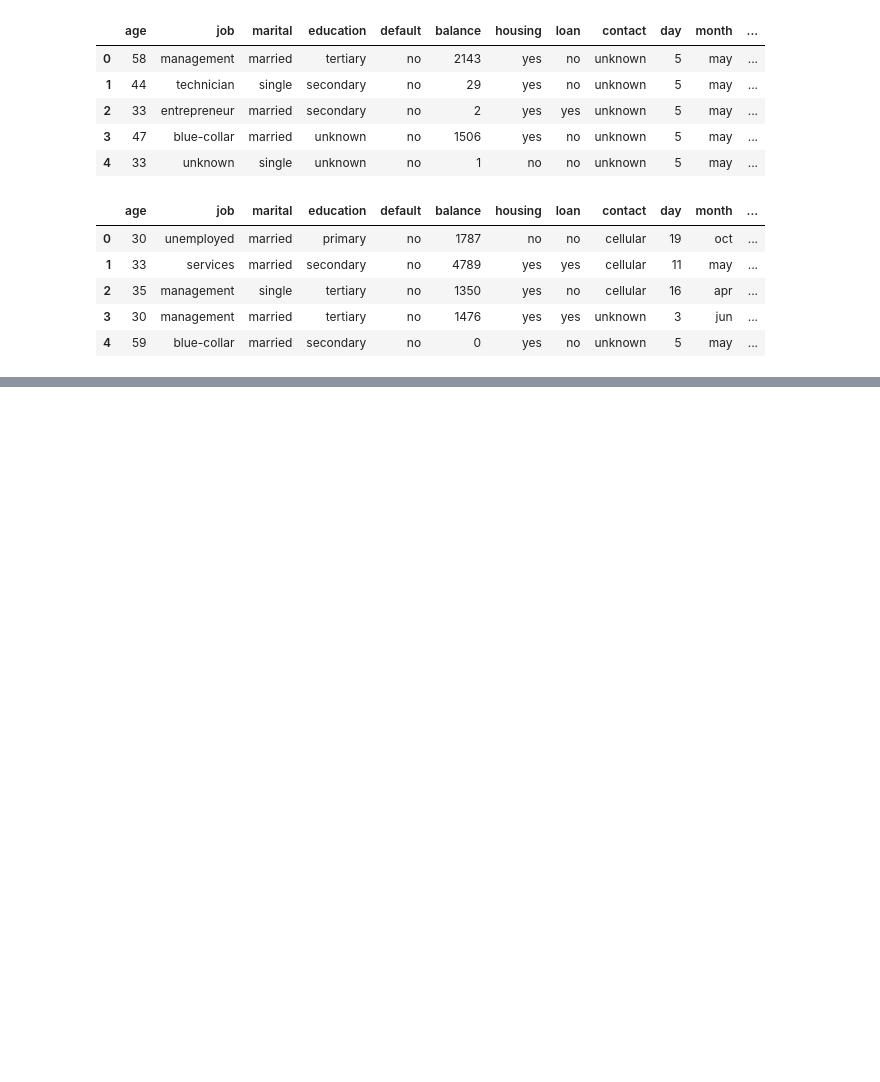
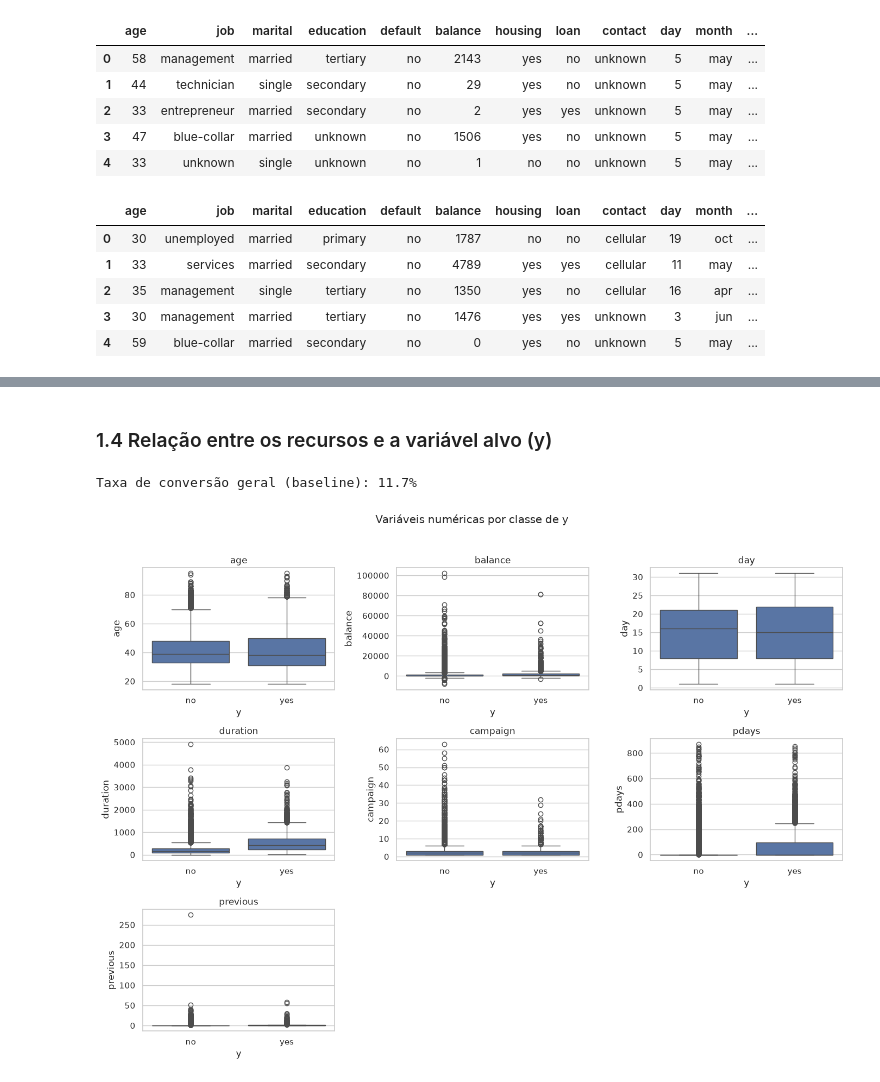
Before and after one commit to solanojacon/keyrus, a Jupyter notebook: bank_marketing.ipynb, the cells around one changed output, grey strips where cells are left out. Saved outputs shown, nothing was run; the diff lists cells and outputs as text; code cells hidden in the pictures; blank space fills up the shorter version.

```diff
--- a/bank_marketing.ipynb
+++ b/bank_marketing.ipynb
@@ -70,0 +229,22 @@ bank_df.head()
+# %% [markdown]
+### 1.4 Relação entre os recursos e a variável alvo (y)
+# %%
+# y codificada em binário só para fins de análise (correlação/agregações) — não altera bank_full_df.
+y_binary = bank_full_df["y"].map({"no": 0, "yes": 1})
+baseline_rate = y_binary.mean() * 100
+print(f"Taxa de conversão geral (baseline): {baseline_rate:.1f}%")
+# %% [output]
+Taxa de conversão geral (baseline): 11.7%
+# %%
+fig, axes = plt.subplots(3, 3, figsize=(14, 10))
+axes = axes.flatten()
+for ax, col in zip(axes, NUM_COLS):
+    sns.boxplot(data=bank_full_df, x="y", y=col, ax=ax)
+    ax.set_title(col)
+for ax in axes[len(NUM_COLS):]:
+    ax.axis("off")
+fig.suptitle("Variáveis numéricas por classe de y", y=1.02)
+fig.tight_layout()
+plt.show()
+# %% [output]
+[figure, added]
```
Also changed, not shown: parts of 19 cells of this notebook, 3 other files.
